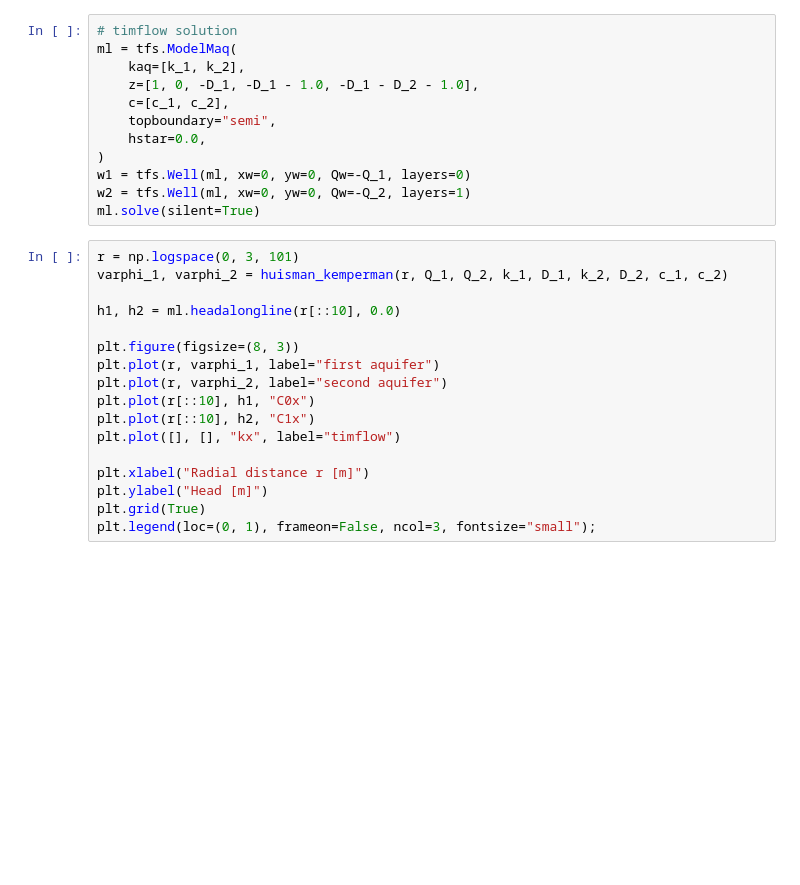
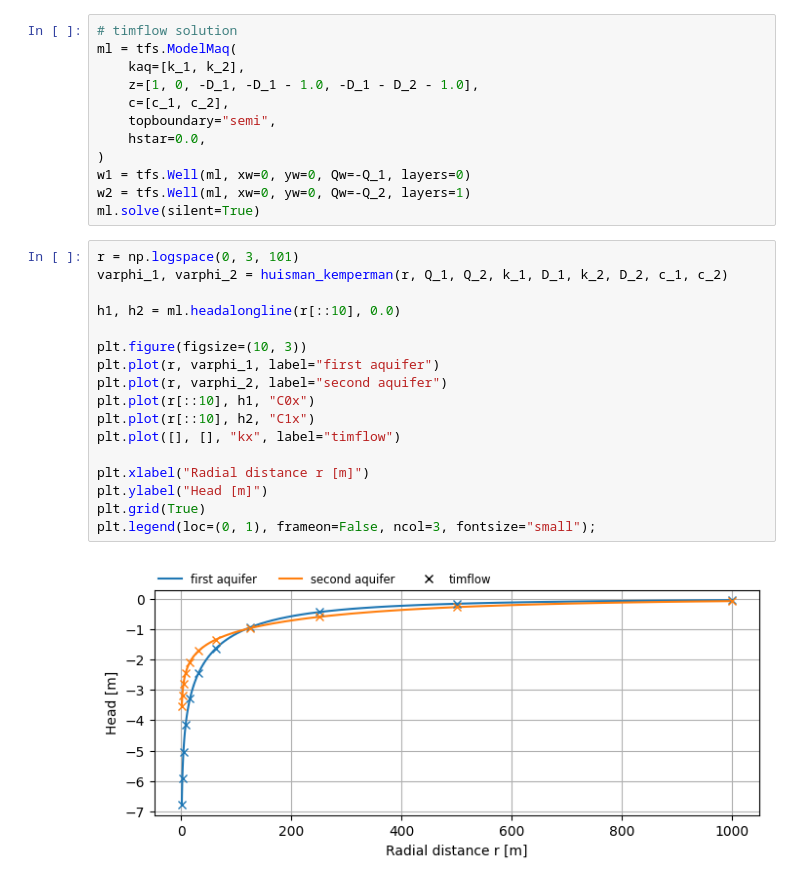
Before and after one commit to dbrakenhoff/bruggeman, a Jupyter notebook: docs/examples/huisman_kemperman.ipynb, the cells around one changed output. Drawn from its saved outputs; the diff is of its cells as text; blank space fills up the shorter version.

Commit message:
make plot dimensions same

```diff
--- a/docs/examples/huisman_kemperman.ipynb
+++ b/docs/examples/huisman_kemperman.ipynb
@@ -36,17 +67,19 @@ ml.solve(silent=True)
 # %%
 r = np.logspace(0, 3, 101)
 varphi_1, varphi_2 = huisman_kemperman(r, Q_1, Q_2, k_1, D_1, k_2, D_2, c_1, c_2)
 
 h1, h2 = ml.headalongline(r[::10], 0.0)
 
-plt.figure(figsize=(8, 3))
+plt.figure(figsize=(10, 3))
 plt.plot(r, varphi_1, label="first aquifer")
 plt.plot(r, varphi_2, label="second aquifer")
 plt.plot(r[::10], h1, "C0x")
 plt.plot(r[::10], h2, "C1x")
 plt.plot([], [], "kx", label="timflow")
 
 plt.xlabel("Radial distance r [m]")
 plt.ylabel("Head [m]")
 plt.grid(True)
 plt.legend(loc=(0, 1), frameon=False, ncol=3, fontsize="small");
+# %% [output]
+[figure, added]
```
Also changed, not shown: parts of 2 cells of this notebook.
